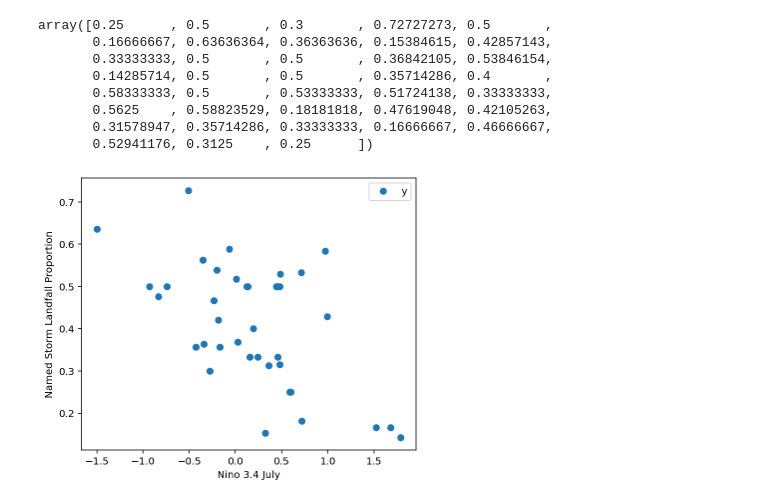
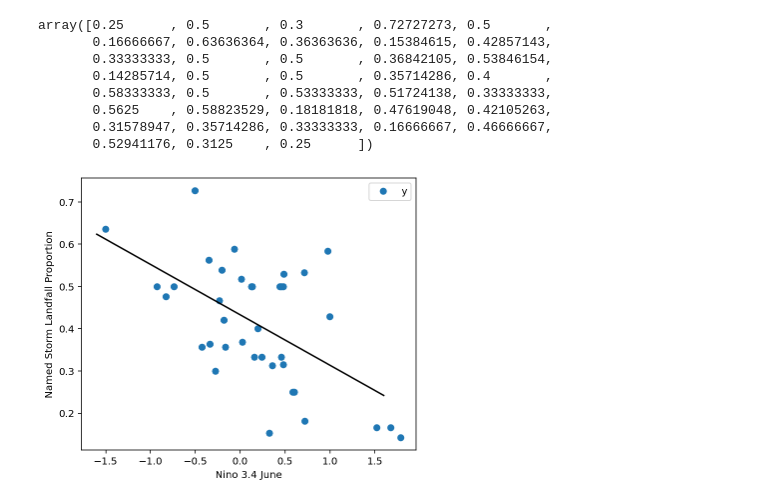
Before and after one commit to mdonahue263/apma4990-mad2311, a Jupyter notebook: workingWithData.ipynb, the cells around one changed output. Saved outputs shown, nothing was run; the diff lists cells and outputs as text; code cells hidden in the pictures.

```diff
--- a/workingWithData.ipynb
+++ b/workingWithData.ipynb
@@ -366,20 +456,20 @@ array([0.25      , 0.5       , 0.3       , 0.72727273, 0.5       ,
 # %%
 ig, ax = plt.subplots(figsize=(6, 5))
 ax.plot(preds, y, 'o', label = 'y');
 # ax.plot(preds, yhat, 'o', label = 'yhat');
 
-ax.set_xlabel('Nino 3.4 July')
+ax.set_xlabel('Nino 3.4 June')
 ax.set_ylabel('Named Storm Landfall Proportion');
 
-x_line = np.linspace(-0.5, 1.6)
-# ax.plot(x_line, beta[1]*x_line + beta[0], color = 'k');
+x_line = np.linspace(-1.6, 1.6)
+ax.plot(x_line, beta[1]*x_line + beta[0], color = 'k');
 
 # for ii in range(0, N - 1):
 #     ax.plot(preds[ii]*np.array([1,1]), np.array([yhat[ii], y[ii]]), color = 'k')
 # ax.plot(preds[ii]*np.array([1,1]), np.array([yhat[ii], y[ii]]), color = 'k', label = 'residuals')
 ax.legend();
 # %% [output]
-[figure, old version]
+[figure, new version]
 # %%
 ran = y.max()-y.min()
 ran
```
Also changed, not shown: parts of 15 cells of this notebook.
